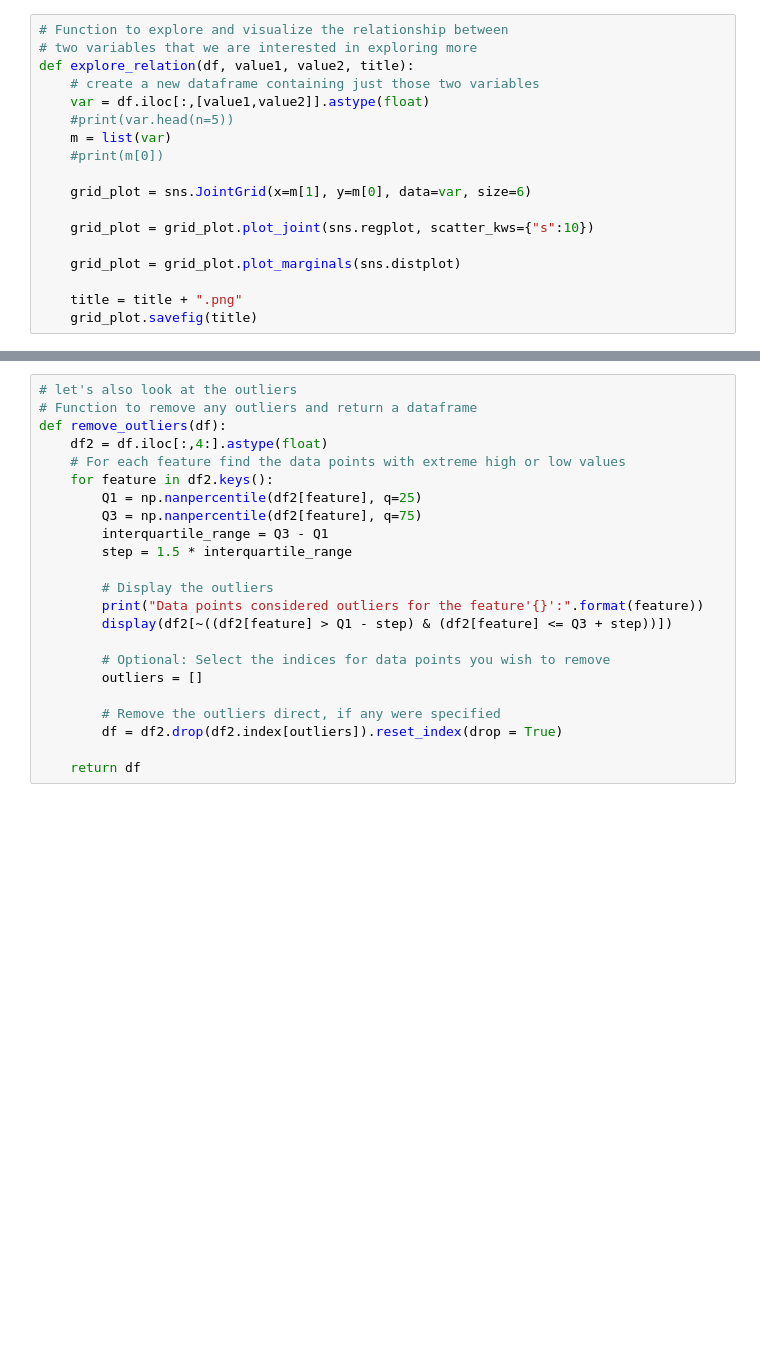
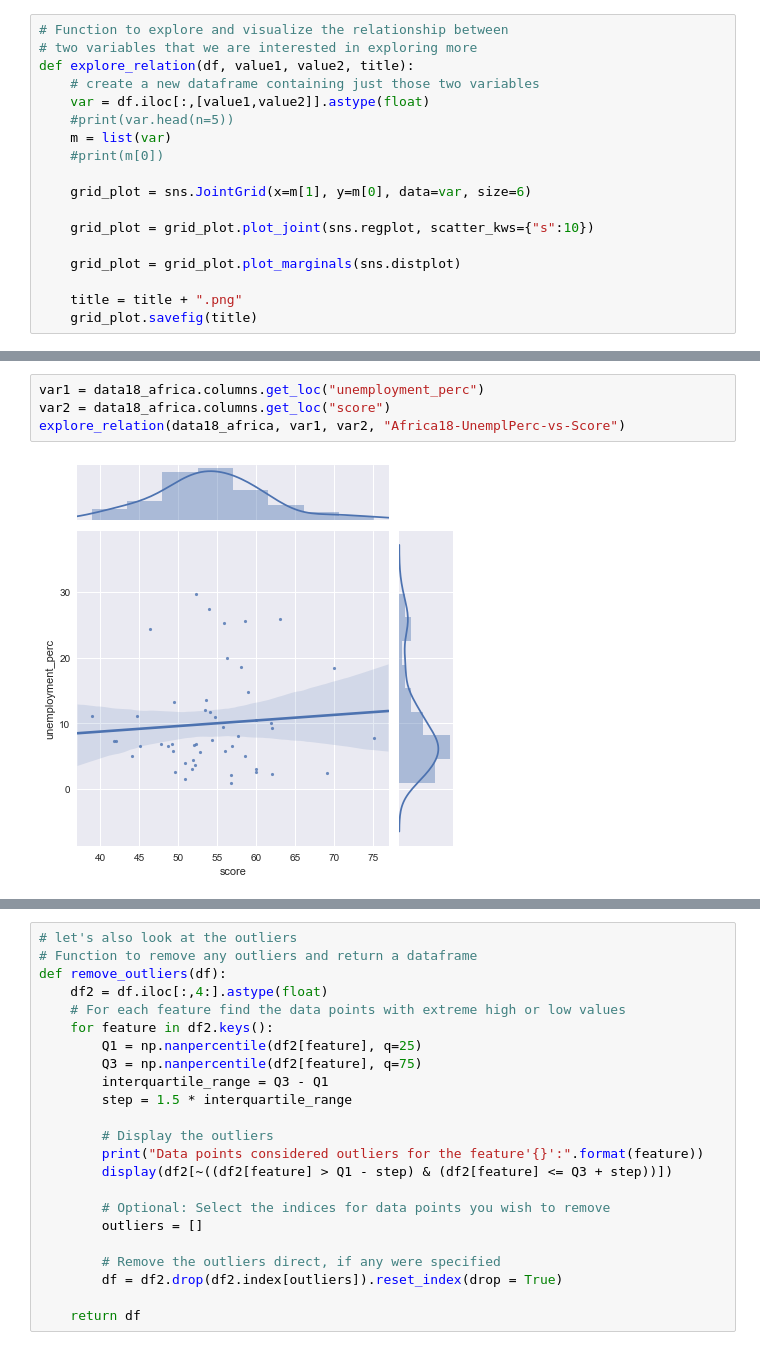
Before and after one commit to mdoucem/Fi-Ug-Datascience-Meetup, a Jupyter notebook: Linear Regression/Multivariate-regression-python/economic-data-analysis.ipynb, the cells around one changed output, grey strips where cells are left out. Saved outputs shown, nothing was run; the diff lists cells and outputs as text; blank space fills up the shorter version.

```diff
--- a/Linear Regression/Multivariate-regression-python/economic-data-analysis.ipynb
+++ b/Linear Regression/Multivariate-regression-python/economic-data-analysis.ipynb
@@ -273,3 +318,9 @@ explore_relation(data18_africa, var1, var2, "Africa-UnemplPerc-vs-GovnExpPerc")
+# %%
+var1 = data18_africa.columns.get_loc("unemployment_perc")
+var2 = data18_africa.columns.get_loc("score")
+explore_relation(data18_africa, var1, var2, "Africa18-UnemplPerc-vs-Score")
+# %% [output]
+[figure, added]
 # %%
 # Let's compare with the Europe countries only
 data18_europe = data18.loc[data18['region'].isin(['Europe'])]
```
Also changed, not shown: parts of 31 cells of this notebook, 9 other files.
